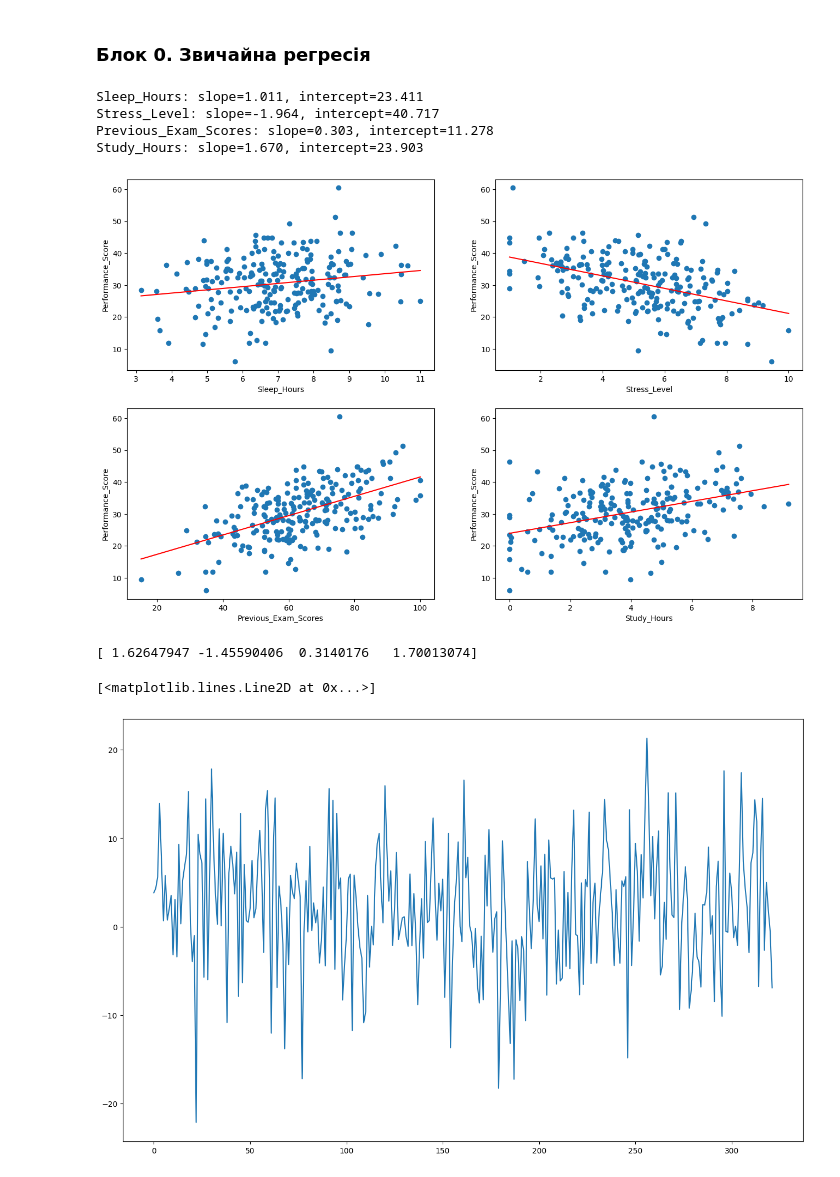
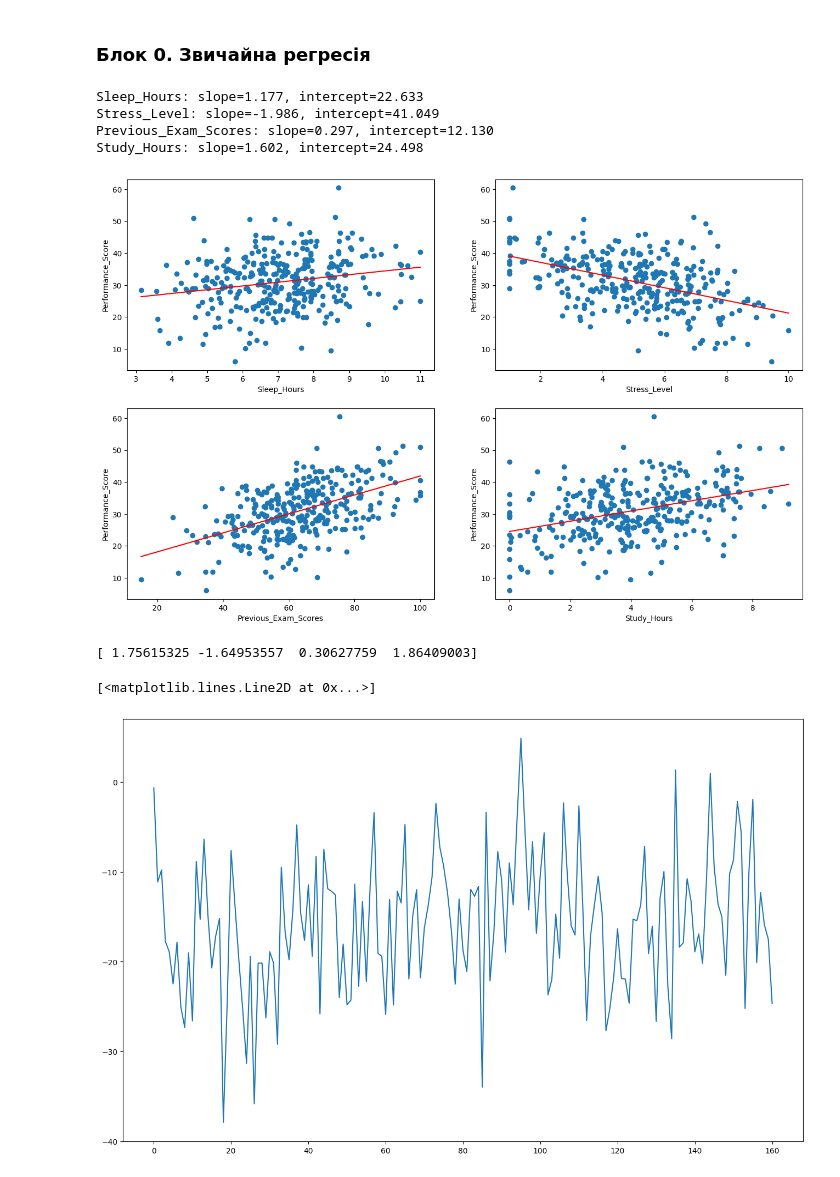
Before and after one commit to MINIAProgramStudio/ML_methods, a Jupyter notebook: Lab_1/lab1.ipynb, the cells around one changed output. Drawn from its saved outputs; the diff is of its cells as text; code cells hidden in the pictures.

```diff
--- a/Lab_1/lab1.ipynb
+++ b/Lab_1/lab1.ipynb
@@ -246,8 +258,10 @@ Text(0.5, 0, 'Study_Hours')
 # %% [markdown]
 Розбиття на навчальний та тестовий датасети:
 # %%
-df_train = df[:int(len(df)*0.7)]
-df_test = df[int(len(df)*0.7):]
+X = df.drop('Performance_Score', axis=1)  # Features
+Y = df['Performance_Score']  # Target
+
+X_train, X_test, Y_train, Y_test = train_test_split(X, Y, test_size=0.5, random_state=1023)
 # %% [markdown]
 ### Блок 0. Звичайна регресія
 # %%
@@ -257,50 +271,53 @@ names = ["Sleep_Hours",
         "Previous_Exam_Scores",
         "Study_Hours"]
 for name in names:
-    X = df_train[name].to_numpy()
-    Y = df_train["Performance_Score"].to_numpy()
+    x_name = X[name].to_numpy()
 
     # compute slope & intercept directly
-    b1 = np.cov(X, Y, bias=True)[0,1] / np.var(X)
-    b0 = np.mean(Y) - b1 * np.mean(X)
+    b1 = np.cov(x_name, Y, bias=True)[0,1] / np.var(x_name)
+    b0 = np.mean(Y) - b1 * np.mean(x_name)
 
     print(f"{name}: slope={b1:.3f}, intercept={b0:.3f}")
 
     # regression line
-    regdots_x = [np.min(X), np.max(X)]
-    regdots_y = [b0 + b1 * np.min(X), b0 + b1 * np.max(X)]
+    regdots_x = [np.min(x_name), np.max(x_name)]
+    regdots_y = [b0 + b1 * np.min(x_name), b0 + b1 * np.max(x_name)]
 
     plt.subplot(221 + names.index(name))
-    plt.scatter(X, Y)
+    plt.scatter(x_name, Y)
     plt.plot(regdots_x, regdots_y, c="r")
     plt.ylabel("Performance_Score")
     plt.xlabel(name)
 # %% [output]
-Sleep_Hours: slope=1.011, intercept=23.411
-Stress_Level: slope=-1.964, intercept=40.717
-Previous_Exam_Scores: slope=0.303, intercept=11.278
-Study_Hours: slope=1.670, intercept=23.903
+Sleep_Hours: slope=1.177, intercept=22.633
+Stress_Level: slope=-1.986, intercept=41.049
+Previous_Exam_Scores: slope=0.297, intercept=12.130
+Study_Hours: slope=1.602, intercept=24.498
-[figure, old version]
+[figure, new version]
 # %%
-X_matrix = df.drop("Performance_Score", axis = 1).to_numpy()
-Y_matrix = df["Performance_Score"].to_numpy()
-
+X_matrix = X_train.to_numpy()
+Y_matrix = Y_train.to_numpy()
 X_t = np.transpose(X_matrix)
 B_matrix = np.matmul(np.matmul(np.linalg.matrix_power(np.matmul(X_t ,X_matrix), -1), X_t), Y_matrix)
+
+
+X_matrix = df_test.drop("Performance_Score", axis = 1).to_numpy()
+Y_matrix = df_test["Performance_Score"].to_numpy()
+X_t = np.transpose(X_matrix)
 
 y_pred = np.sum(B_matrix*X_matrix, axis = 1)
 residuals = y_pred - Y_matrix[0]
 
 MSE = np.sum(np.power(residuals, 2))/(X_matrix.shape[0] - X_matrix.shape[1] - 1)
 sigma_hat = np.sqrt(MSE)
 
 print(B_matrix)
 
 plt.plot(residuals)
 # %% [output]
-[ 1.62647947 -1.45590406  0.3140176   1.70013074]
+[ 1.75615325 -1.64953557  0.30627759  1.86409003]
 [<matplotlib.lines.Line2D at 0x...>]
-[figure, old version]
+[figure, new version]
 # %%
 # Create comprehensive diagnostic plots
 fig, axes = plt.subplots(2, 3, figsize=(15, 10))
```
Also changed, not shown: parts of 7 cells of this notebook.
